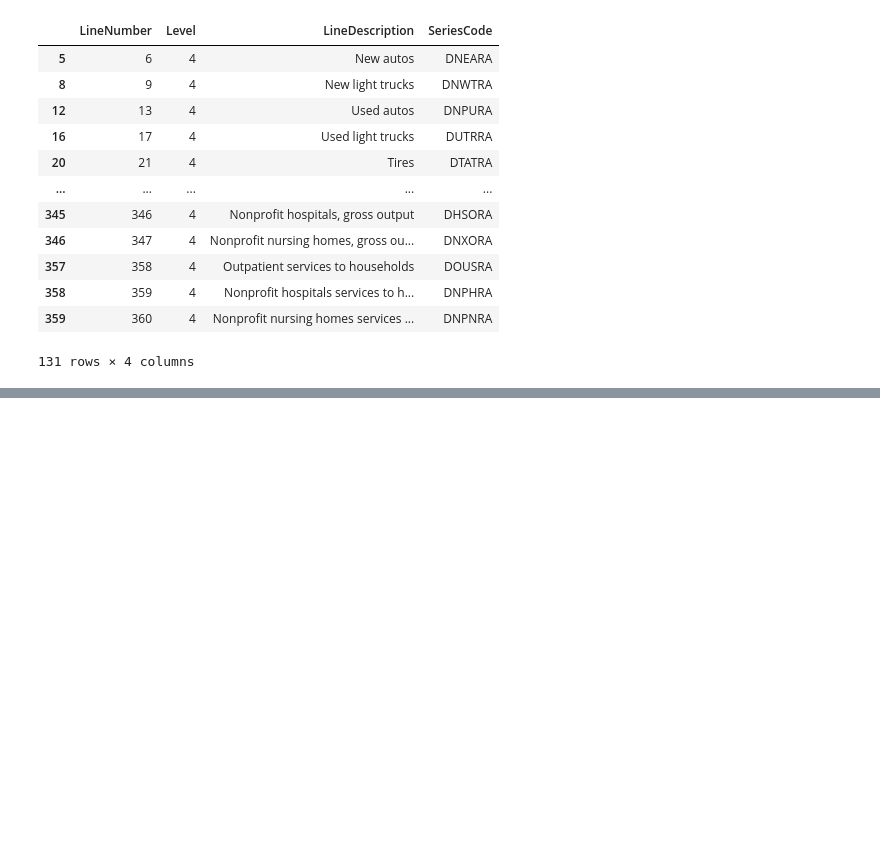
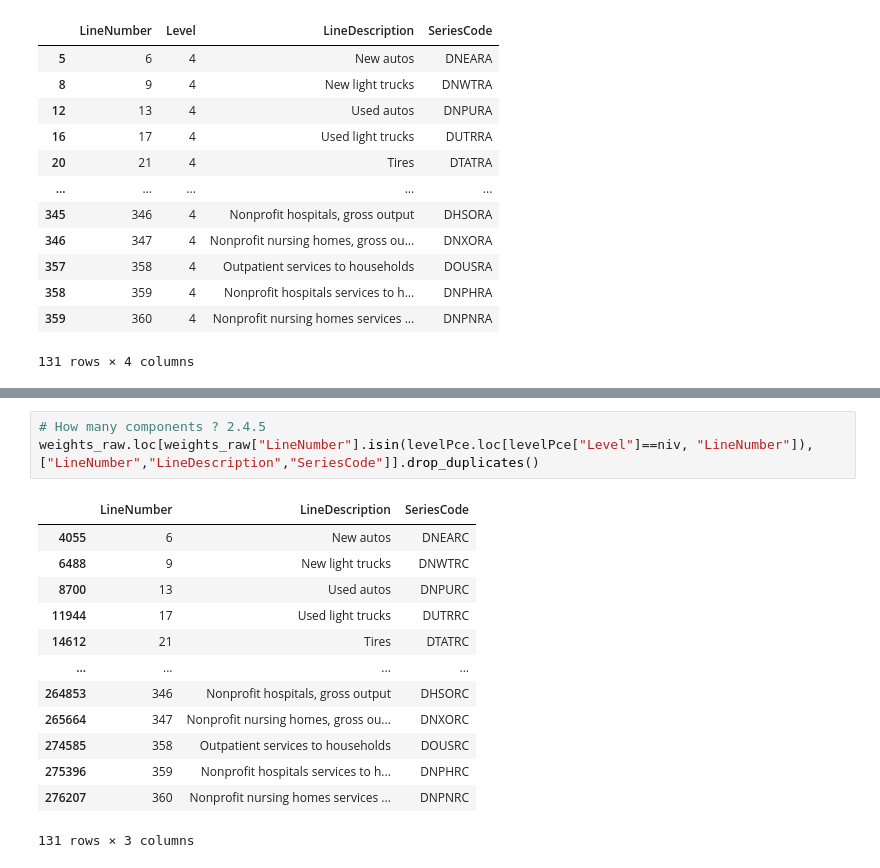
Before and after one commit to Lea-Gosselin/ismi-index, a Jupyter notebook: dataUS.ipynb, the cells around one changed output, grey strips where cells are left out. Saved outputs shown, nothing was run; the diff lists cells and outputs as text; blank space fills up the shorter version.

```diff
--- a/dataUS.ipynb
+++ b/dataUS.ipynb
@@ -66 +78,18 @@ levelPce[levelPce["Level"]=="4"]
+# %%
+# How many components ? 2.4.5
+weights_raw.loc[weights_raw["LineNumber"].isin(levelPce.loc[levelPce["Level"]==niv, "LineNumber"]), ["LineNumber","LineDescription","SeriesCode"]].drop_duplicates()
+# %% [output]
+|  | LineNumber | LineDescription | SeriesCode |
+| 4055 | 6 | New autos | DNEARC |
+| 6488 | 9 | New light trucks | DNWTRC |
+| 8700 | 13 | Used autos | DNPURC |
+| 11944 | 17 | Used light trucks | DUTRRC |
+| 14612 | 21 | Tires | DTATRC |
+| ... | ... | ... | ... |
+| 264853 | 346 | Nonprofit hospitals, gross output | DHSORC |
+| 265664 | 347 | Nonprofit nursing homes, gross ou... | DNXORC |
+| 274585 | 358 | Outpatient services to households | DOUSRC |
+| 275396 | 359 | Nonprofit hospitals services to h... | DNPHRC |
+| 276207 | 360 | Nonprofit nursing homes services ... | DNPNRC |
+131 rows × 3 columns
 # %%
```
Also changed, not shown: parts of 14 cells of this notebook, 6 other files.
